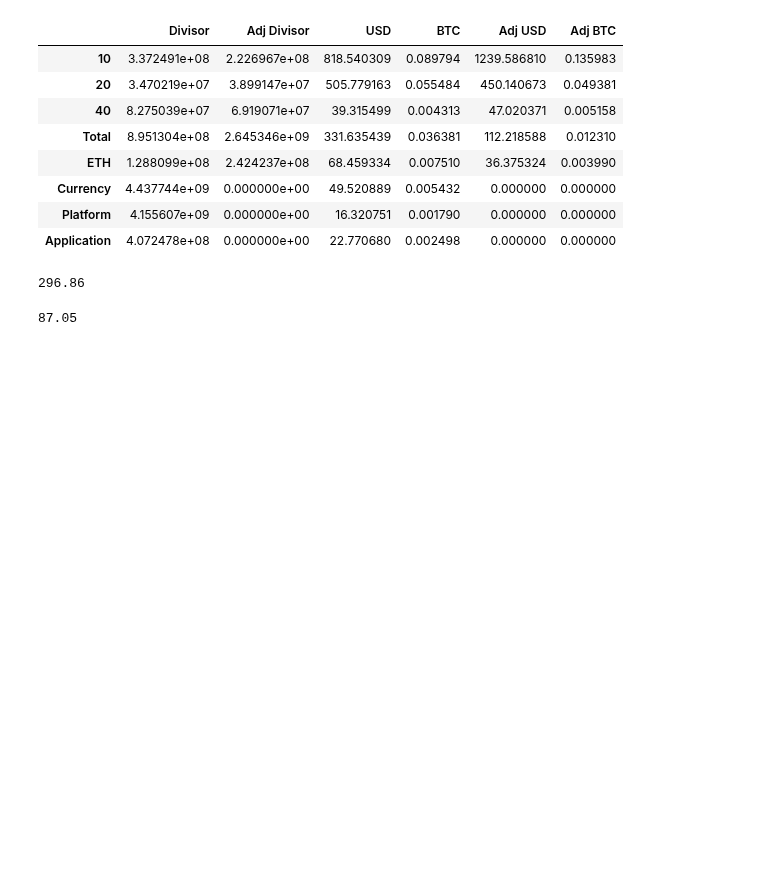
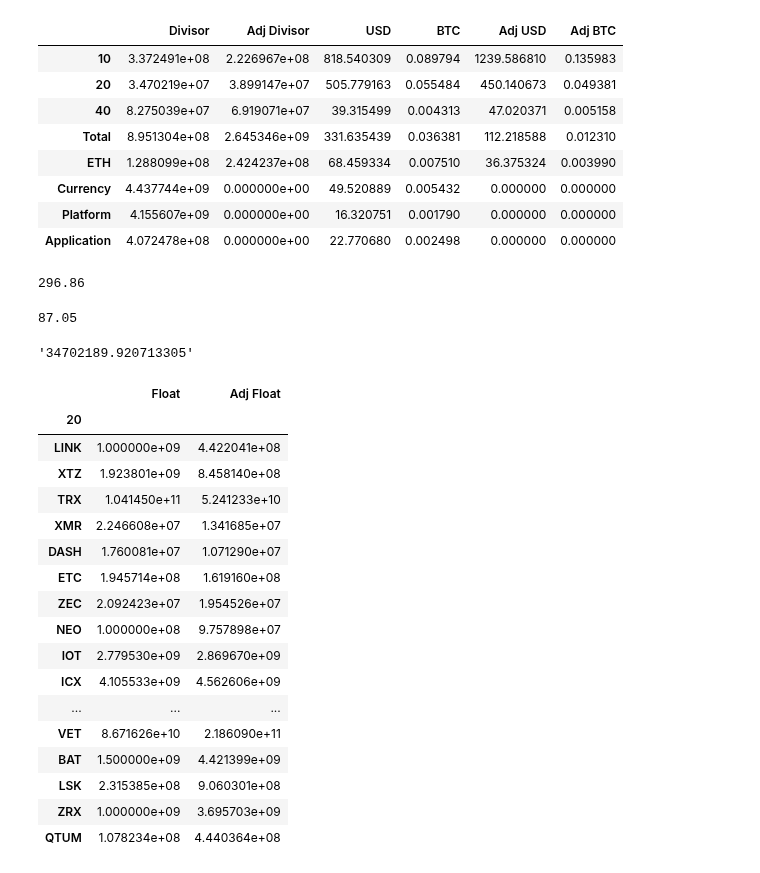
Before and after one commit to coinmetrics/bcindex, a Jupyter notebook: utils/rebalance_tools/Nomics Rebalance File.ipynb, the cells around one changed output. Drawn from its saved outputs; the diff is of its cells as text; code cells hidden in the pictures; blank space fills up the shorter version.

```diff
--- a/utils/rebalance_tools/Nomics Rebalance File.ipynb
+++ b/utils/rebalance_tools/Nomics Rebalance File.ipynb
@@ -402,6 +402,10 @@ eth_divisor_even = new_constants.loc['ETH']['Adj Divisor'].astype(str)
 currency_divisor = new_constants.loc['Currency']['Divisor'].astype(str)
 platform_divisor = new_constants.loc['Platform']['Divisor'].astype(str)
 application_divisor = new_constants.loc['Application']['Divisor'].astype(str)
+# %%
+twenty_divisor
+# %% [output]
+'34702189.920713305'
 # %%
 #crux of program - writing next divisors and csv links
 new_csv_file_lines = {8 , 9 , 12 , 18 , 24 , 30 , 36 , 41 , 46 , 51 , 16 , 17,22,23,28,29,34,35,40,45,50}
@@ -471,6 +475,27 @@ for k in indexes:
         indexes_final[k] = indexes[k].drop(['Price' , 'Mkt Cap' , 'Weight' , 'Equal' , 'AWF' , 'Adj Mkt Cap' , 'Adj Weight'],axis=1)
     #change call to new filepath
     indexes_final[k].to_csv('C:/Users/stoin/Desktop/Mike/Bletch/bcindex/index-data/src/main/resources/business_rules/'+k+'_'+new_month+'_rebal.csv' , header = False)
+# %%
+indexes['20']
+# %% [output]
+|  | Float | Adj Float |
+| 20 |  |  |
+| LINK | 1.000000e+09 | 4.422041e+08 |
+| XTZ | 1.923801e+09 | 8.458140e+08 |
+| TRX | 1.041450e+11 | 5.241233e+10 |
+| XMR | 2.246608e+07 | 1.341685e+07 |
+| DASH | 1.760081e+07 | 1.071290e+07 |
+| ETC | 1.945714e+08 | 1.619160e+08 |
+| ZEC | 2.092423e+07 | 1.954526e+07 |
+| NEO | 1.000000e+08 | 9.757898e+07 |
+| IOT | 2.779530e+09 | 2.869670e+09 |
+| ICX | 4.105533e+09 | 4.562606e+09 |
+| ... | ... | ... |
+| VET | 8.671626e+10 | 2.186090e+11 |
+| BAT | 1.500000e+09 | 4.421399e+09 |
+| LSK | 2.315385e+08 | 9.060301e+08 |
+| ZRX | 1.000000e+09 | 3.695703e+09 |
+| QTUM | 1.078234e+08 | 4.440364e+08 |
 # %%
 #get old weights from Bletchley API
 weights_API_list = ['TEN' , 'TWENTY' , 'FORTY' , 'TOTAL' , 'ETHEREUM' , 'CURRENCY' , 'PLATFORM' , 'APPLICATION']
```
Also changed, not shown: 5 other files.
